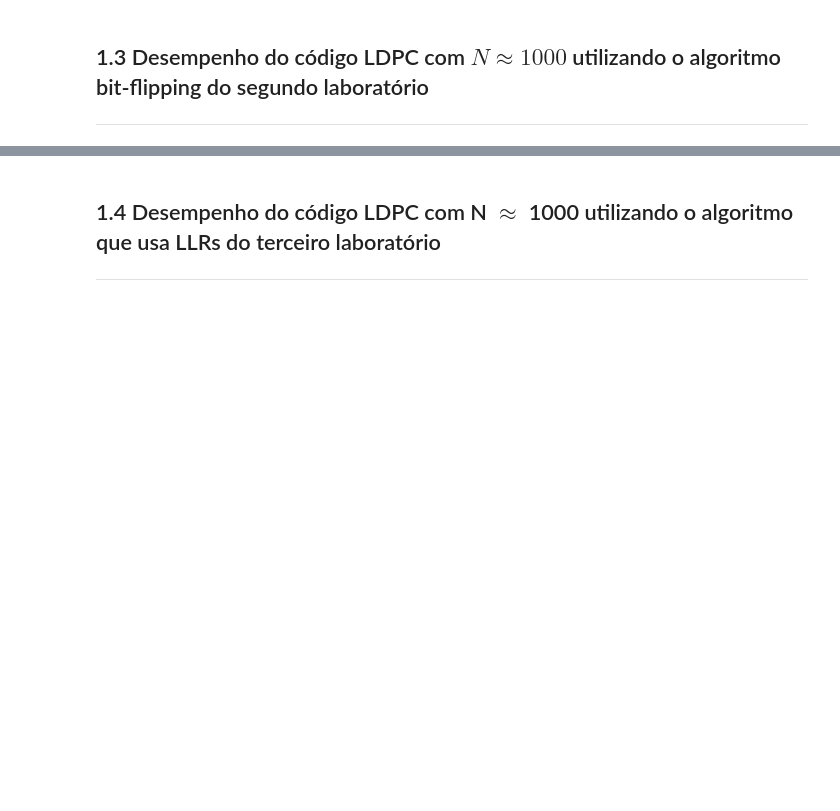
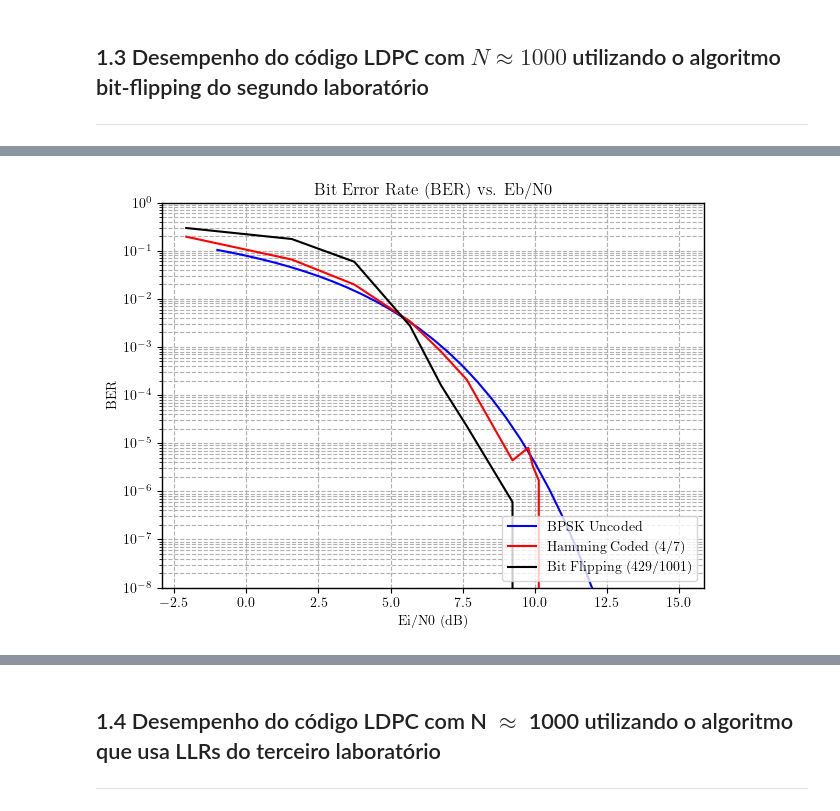
Before and after one commit to rafael-giannico/ELE-32-Lab4-LDPC, a Jupyter notebook: lab4.ipynb, the cells around one changed output, grey strips where cells are left out. Cells and saved outputs as stored; diff of their text form; code cells hidden in the pictures; blank space fills up the shorter version.

```diff
--- a/lab4.ipynb
+++ b/lab4.ipynb
@@ -383,7 +411,7 @@ R = K/M
 # %%
 @njit
 def ham_bit_flip_pb_est(p: float, N: int) -> float:
-    sample_size = 10_000.
+    sample_size = 5_000_000.
     error_count = 0.
     k = N
     l = int(sample_size/k)
@@ -439,27 +471,29 @@ Ei_N0_from_p_bit_flip = Ei_N0_dB_BSC_convert(prob_list, R)
 # %%
 # Make a log plot of p vs. the estimated error rate
 matplotlib.font_manager._load_fontmanager(try_read_cache=False)
 plt.rcParams['font.family'] = "CMU Serif"
 plt.rcParams['text.usetex'] = True
 plt.rcParams['axes.linewidth'] = 1.0
 fig, ax = plt.subplots(figsize=(7, 5))
 ax.plot(Eb_N0_range, pe_bpsk_values, label=r"BPSK Uncoded", color='blue')
 ax.plot(Ei_N0_from_p_hamming, erros_list_hamming, label=r"Hamming Coded (4/7)", color='red')
 ax.plot(Ei_N0_from_p_bit_flip, erros_list_bit_flip, label=r"Bit Flipping (429/1001)", color='black')
 ax.grid(True, which="both", ls="--")
 # Set xlims
 #ax.set_xlim(0, 5)
-#ax.set_ylim(1e-7, 8e-1)
+ax.set_ylim(1e-8, 1)
 # ax.set_xscale('log')
 # horizontal line in y = 10^-4
 ax.set_yscale('log')
 ax.legend(loc = 4)
 ax.set_xlabel('Ei/N0 (dB)')
 ax.set_ylabel('BER')
 ax.set_title("Bit Error Rate (BER) vs. Eb/N0")
 #plt.gca().invert_xaxis()
 #plt.savefig('error_rate_estimation3.pdf')
 plt.show()
+# %% [output]
+[figure, added]
 # %%
 def encontrar_menor_eb_n0(ber_results, Eb_N0_dB_range, threshold=1e-4):
     for Eb_N0_dB, ber in zip(Eb_N0_dB_range, ber_results):
```
Also changed, not shown: parts of 15 cells of this notebook.
